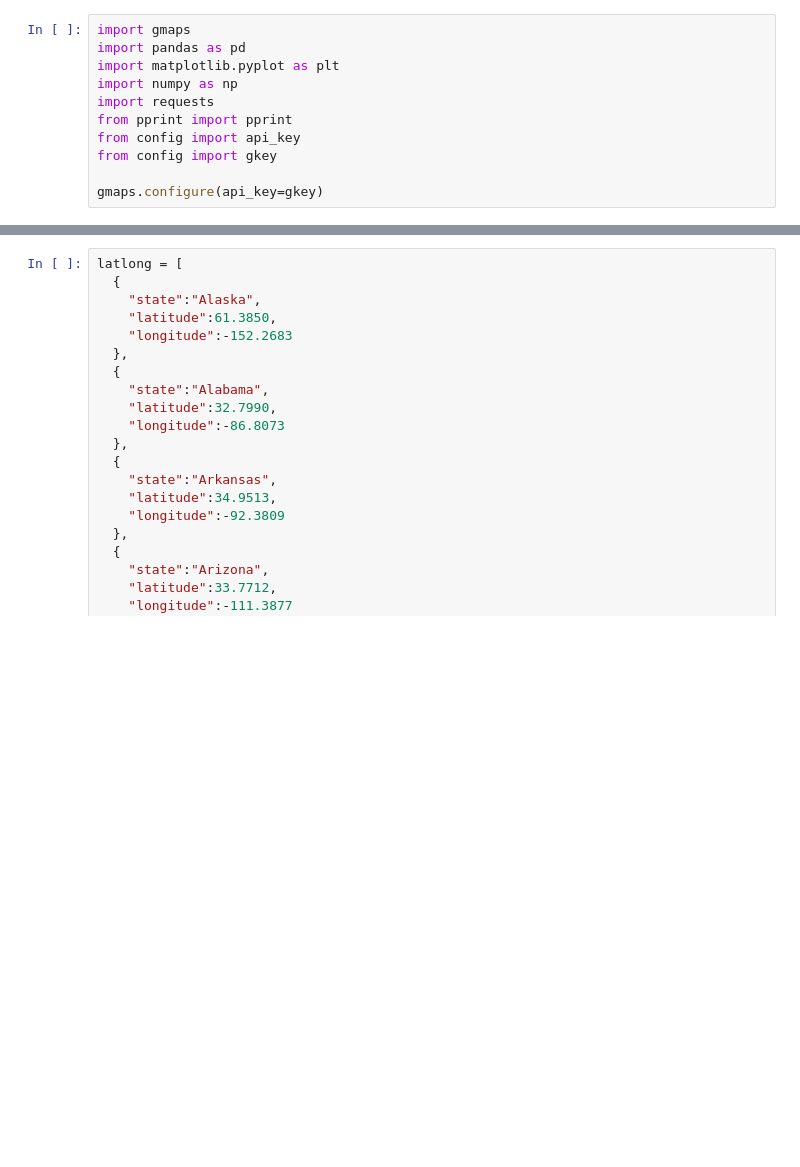
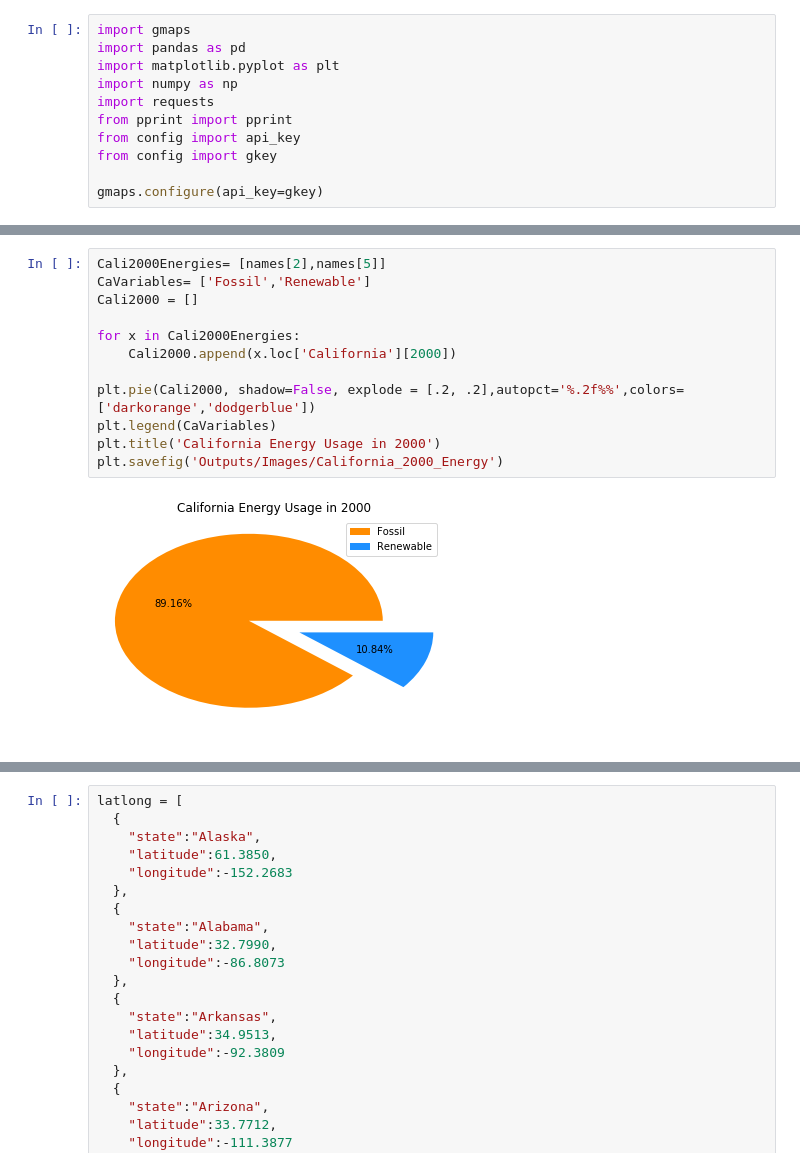
Before and after one commit to simpson12013/Team-Project-One, a Jupyter notebook: AQI_Project_Energy/Data Manipulation.ipynb, the cells around one changed output, grey strips where cells are left out. Drawn from its saved outputs; the diff is of its cells as text; blank space fills up the shorter version.

```diff
--- a/AQI_Project_Energy/Data Manipulation.ipynb
+++ b/AQI_Project_Energy/Data Manipulation.ipynb
@@ -28,0 +111,14 @@ solar_df.head()
+# %%
+Cali2000Energies= [names[2],names[5]]
+CaVariables= ['Fossil','Renewable']
+Cali2000 = []
+
+for x in Cali2000Energies:
+    Cali2000.append(x.loc['California'][2000])
+
+plt.pie(Cali2000, shadow=False, explode = [.2, .2],autopct='%.2f%%',colors=['darkorange','dodgerblue'])
+plt.legend(CaVariables)
+plt.title('California Energy Usage in 2000')
+plt.savefig('Outputs/Images/California_2000_Energy')
+# %% [output]
+[figure, added]
```
Also changed, not shown: parts of 20 cells of this notebook, 18 other files.
